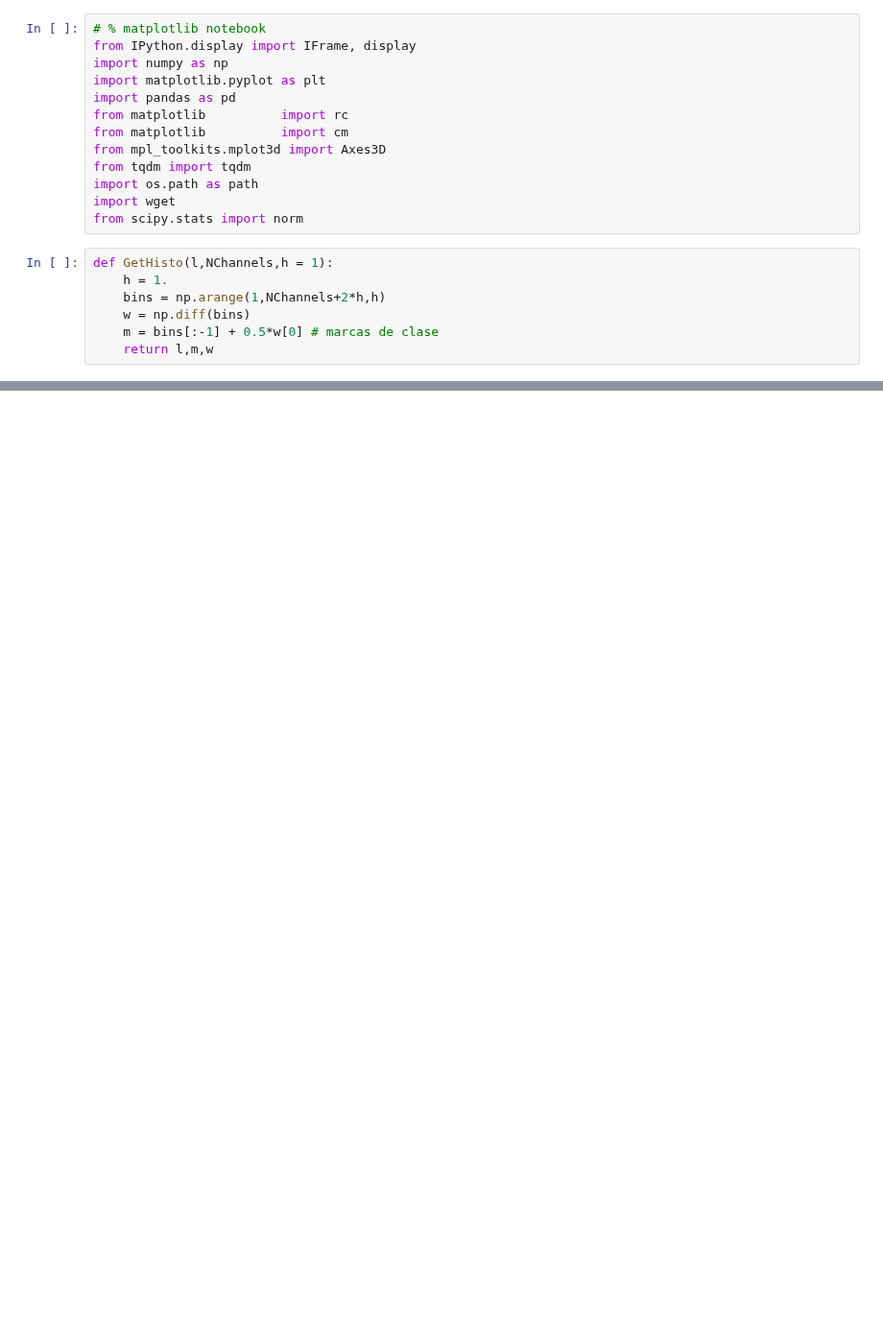
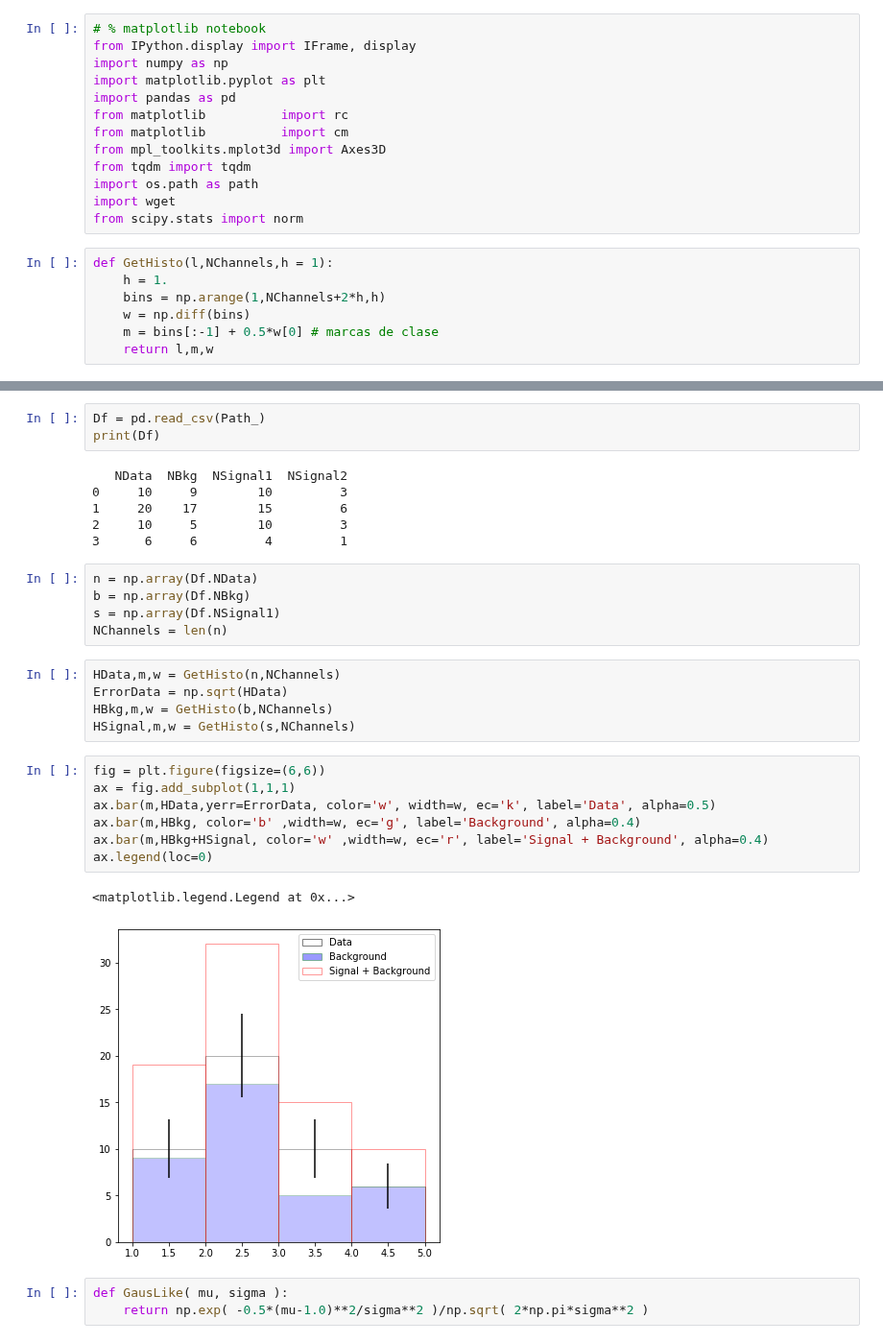
Before and after one commit to danielagda5/MetodosComputacionales202120-1, a Jupyter notebook: Week15/BusquedaMultiCanal.ipynb, the cells around one changed output, grey strips where cells are left out. Shown at 96% size. Saved outputs shown, nothing was run; the diff lists cells and outputs as text; blank space fills up the shorter version.

```diff
--- a/Week15/BusquedaMultiCanal.ipynb
+++ b/Week15/BusquedaMultiCanal.ipynb
@@ -32 +31,33 @@ rm: no se puede borrar 'Data/*': No existe el archivo o el directorio
 File loaded
+# %%
+Df = pd.read_csv(Path_)
+print(Df)
+# %% [output]
+   NData  NBkg  NSignal1  NSignal2
+0     10     9        10         3
+1     20    17        15         6
+2     10     5        10         3
+3      6     6         4         1
+# %%
+n = np.array(Df.NData)
+b = np.array(Df.NBkg)
+s = np.array(Df.NSignal1)
+NChannels = len(n)
+# %%
+HData,m,w = GetHisto(n,NChannels)
+ErrorData = np.sqrt(HData)
+HBkg,m,w = GetHisto(b,NChannels)
+HSignal,m,w = GetHisto(s,NChannels)
+# %%
+fig = plt.figure(figsize=(6,6))
+ax = fig.add_subplot(1,1,1)
+ax.bar(m,HData,yerr=ErrorData, color='w', width=w, ec='k', label='Data', alpha=0.5)
+ax.bar(m,HBkg, color='b' ,width=w, ec='g', label='Background', alpha=0.4)
+ax.bar(m,HBkg+HSignal, color='w' ,width=w, ec='r', label='Signal + Background', alpha=0.4)
+ax.legend(loc=0)
+# %% [output]
+<matplotlib.legend.Legend at 0x...>
+[figure, added]
+# %%
+def GausLike( mu, sigma ):
+    return np.exp( -0.5*(mu-1.0)**2/sigma**2 )/np.sqrt( 2*np.pi*sigma**2 )
```
Also changed, not shown: parts of 15 cells of this notebook, 1 other file.
